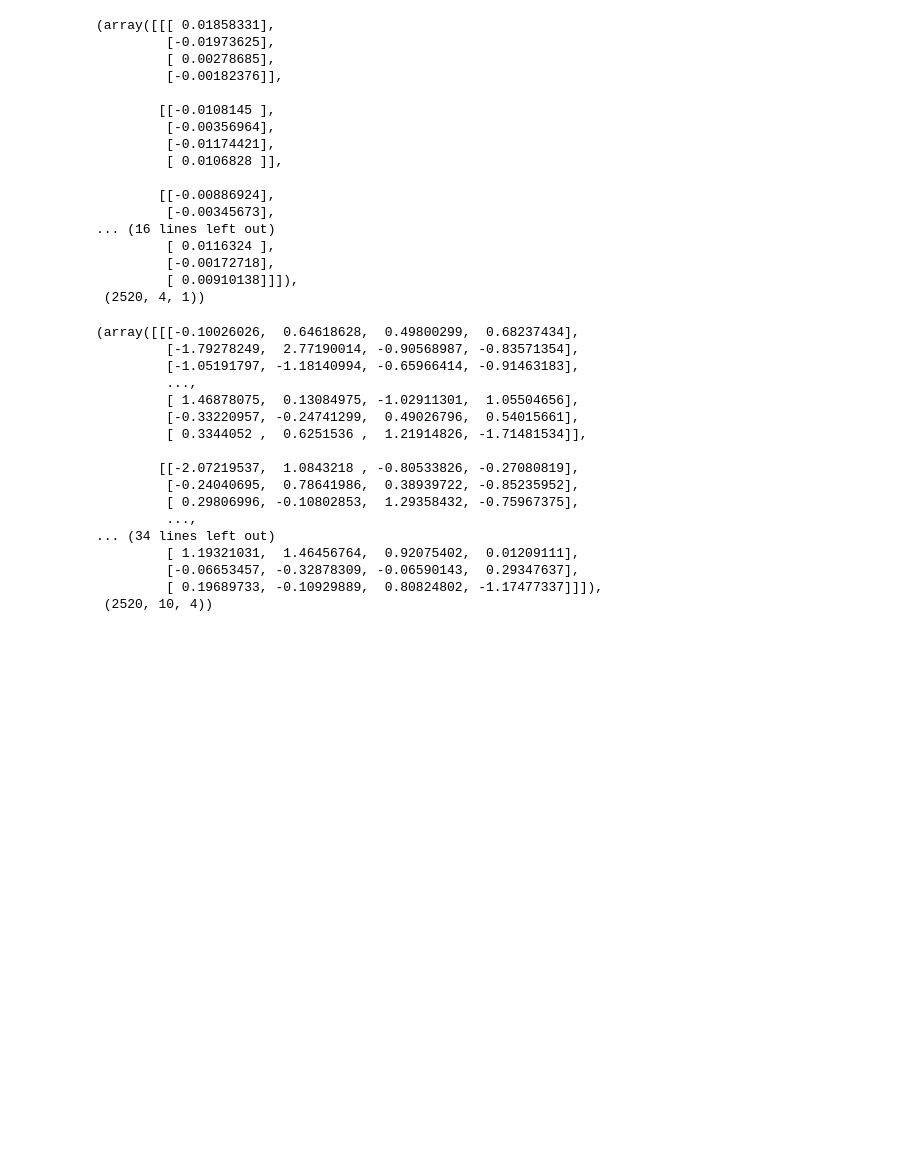
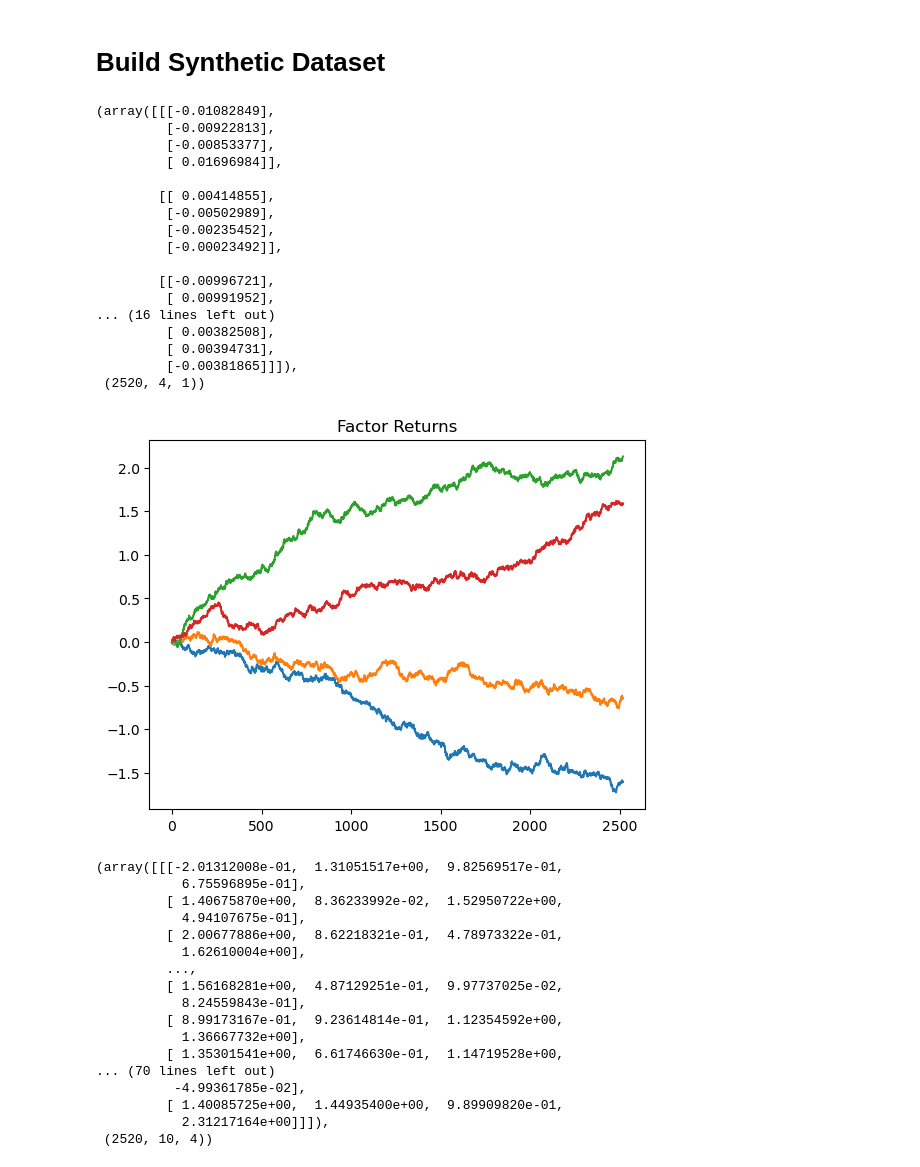
Before and after one commit to marcuskastevens/quant_research, a Jupyter notebook: pca_risk_model.ipynb, the cells around one changed output. Drawn from its saved outputs; the diff is of its cells as text; code cells hidden in the pictures; blank space fills up the shorter version.

```diff
--- a/pca_risk_model.ipynb
+++ b/pca_risk_model.ipynb
@@ -10,11 +10,16 @@ from sklearn.decomposition import PCA
+# %% [markdown]
+# Build Synthetic Dataset
 # %%
 N_STOCKS: int = 10
 N_OBSERVATIONS: int = 252 * 10
 RISK_FACTORS: Tuple = ("MARKET", "VALUE", "MOMENTUM", "SIZE")
 K_FACTORS: int = len(RISK_FACTORS)
 # %%
+# Define factor return DGP parameters
 factor_returns_mu: float = 0.10 / 252
-factor_returns_sigma: float = 0.20 / np.sqrt(252)
+factor_returns_sigma: float = 0.15 / np.sqrt(252)
+
+# Simulate returns
 factor_returns: np.ndarray = (
     np.exp(
         np.random.normal(
@@ -24,45 +29,55 @@ factor_returns: np.ndarray = (
         )
     ) - 1
 )
+
+# Flip the sing of half of the factor returns to provide both positively and negatively returning factors
+factor_returns[:, :2, :] *= -1
+
 factor_returns, factor_returns.shape
 # %% [output]
-(array([[[ 0.01858331],
-         [-0.01973625],
-         [ 0.00278685],
-         [-0.00182376]],
+(array([[[-0.01082849],
+         [-0.00922813],
+         [-0.00853377],
+         [ 0.01696984]],
 
-        [[-0.0108145 ],
-         [-0.00356964],
-         [-0.01174421],
-         [ 0.0106828 ]],
+        [[ 0.00414855],
+         [-0.00502989],
+         [-0.00235452],
+         [-0.00023492]],
 
-        [[-0.00886924],
-         [-0.00345673],
+        [[-0.00996721],
+         [ 0.00991952],
 ... (16 lines left out)
-         [ 0.0116324 ],
-         [-0.00172718],
-         [ 0.00910138]]]),
+         [ 0.00382508],
+         [ 0.00394731],
+         [-0.00381865]]]),
  (2520, 4, 1))
+# %%
+plt.plot(np.log(1 + factor_returns.reshape(N_OBSERVATIONS, K_FACTORS)).cumsum(axis=0))
+plt.title("Factor Returns")
+plt.show()
+# %% [output]
+[figure, added]
 # %%
-# On average, let stocks have positive risk factor loadings
-stock_loadings: np.ndarray = np.random.normal(loc=0.10, scale=1, size=(N_OBSERVATIONS, N_STOCKS, K_FACTORS))
-stock_loadings, stock_loadings.shape
+# On average, let stocks have positive exposure to risk factors
+stock_factor_loadings: np.ndarray = np.random.normal(loc=1, scale=0.75, size=(N_OBSERVATIONS, N_STOCKS, K_FACTORS))
+stock_factor_loadings, stock_factor_loadings.shape
 # %% [output]
-(array([[[-0.10026026,  0.64618628,  0.49800299,  0.68237434],
-         [-1.79278249,  2.77190014, -0.90568987, -0.83571354],
-         [-1.05191797, -1.18140994, -0.65966414, -0.91463183],
+(array([[[-2.01312008e-01,  1.31051517e+00,  9.82569517e-01,
+           6.75596895e-01],
+         [ 1.40675870e+00,  8.36233992e-02,  1.52950722e+00,
+           4.94107675e-01],
+         [ 2.00677886e+00,  8.62218321e-01,  4.78973322e-01,
+           1.62610004e+00],
          ...,
-         [ 1.46878075,  0.13084975, -1.02911301,  1.05504656],
-         [-0.33220957, -0.24741299,  0.49026796,  0.54015661],
-         [ 0.3344052 ,  0.6251536 ,  1.21914826, -1.71481534]],
-
-        [[-2.07219537,  1.0843218 , -0.80533826, -0.27080819],
-         [-0.24040695,  0.78641986,  0.38939722, -0.85235952],
-         [ 0.29806996, -0.10802853,  1.29358432, -0.75967375],
-         ...,
-... (34 lines left out)
-         [ 1.19321031,  1.46456764,  0.92075402,  0.01209111],
-         [-0.06653457, -0.32878309, -0.06590143,  0.29347637],
-         [ 0.19689733, -0.10929889,  0.80824802, -1.17477337]]]),
+         [ 1.56168281e+00,  4.87129251e-01,  9.97737025e-02,
+           8.24559843e-01],
+         [ 8.99173167e-01,  9.23614814e-01,  1.12354592e+00,
+           1.36667732e+00],
+         [ 1.35301541e+00,  6.61746630e-01,  1.14719528e+00,
+... (70 lines left out)
+          -4.99361785e-02],
+         [ 1.40085725e+00,  1.44935400e+00,  9.89909820e-01,
+           2.31217164e+00]]]),
  (2520, 10, 4))
 # %%
```
Also changed, not shown: parts of 42 cells of this notebook, 1 other file.
